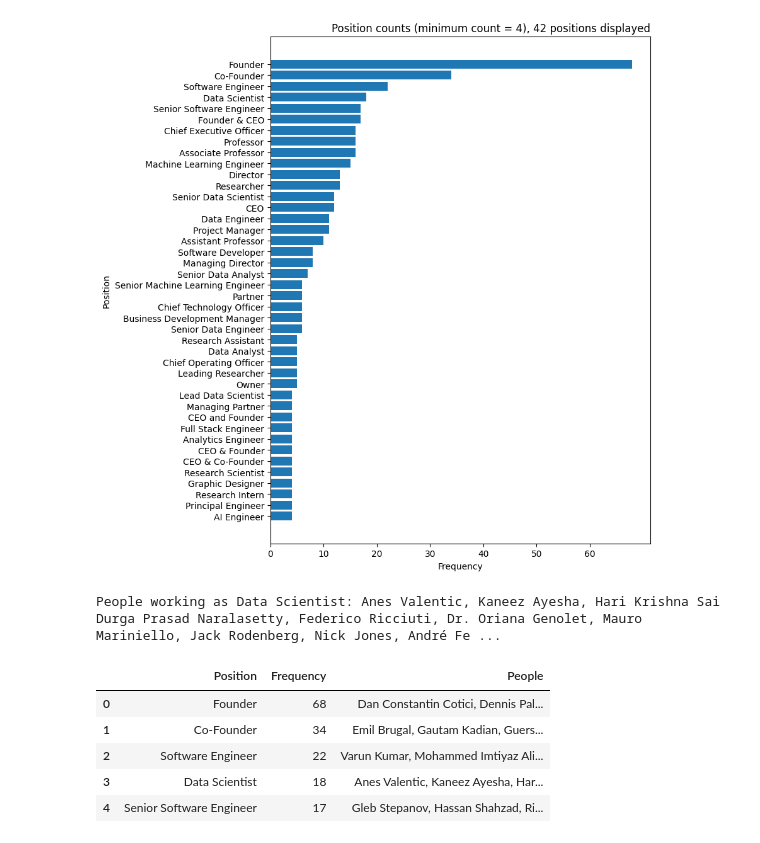
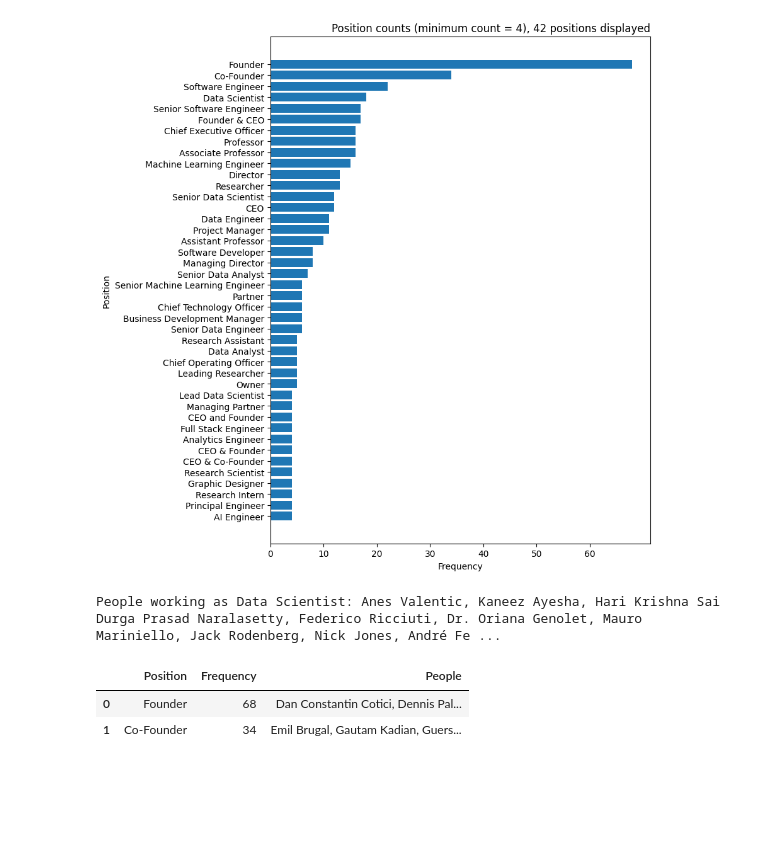
Before and after one commit to 314sirius/linked-in, a Jupyter notebook: Contacts.ipynb, the cells around one changed output. Saved outputs shown, nothing was run; the diff lists cells and outputs as text; code cells hidden in the pictures; blank space fills up the shorter version.

```diff
--- a/Contacts.ipynb
+++ b/Contacts.ipynb
@@ -302,14 +286,11 @@ positions_df = positions.reset_index()
 positions_df.columns = ['Position', 'Frequency']
 # %%
 positions_df['People'] = positions_df['Position'].apply(get_people_by_position)
-positions_df.head(5)
+positions_df.head(2)
 # %% [output]
 |  | Position | Frequency | People |
 | 0 | Founder | 68 | Dan Constantin Cotici, Dennis Pal... |
 | 1 | Co-Founder | 34 | Emil Brugal, Gautam Kadian, Guers... |
-| 2 | Software Engineer | 22 | Varun Kumar, Mohammed Imtiyaz Ali... |
-| 3 | Data Scientist | 18 | Anes Valentic, Kaneez Ayesha, Har... |
-| 4 | Senior Software Engineer | 17 | Gleb Stepanov, Hassan Shahzad, Ri... |
 # %%
 # Create the Altair bar chart
 alt.Chart(positions_df).mark_bar().encode(
```
Also changed, not shown: parts of 6 cells of this notebook.
